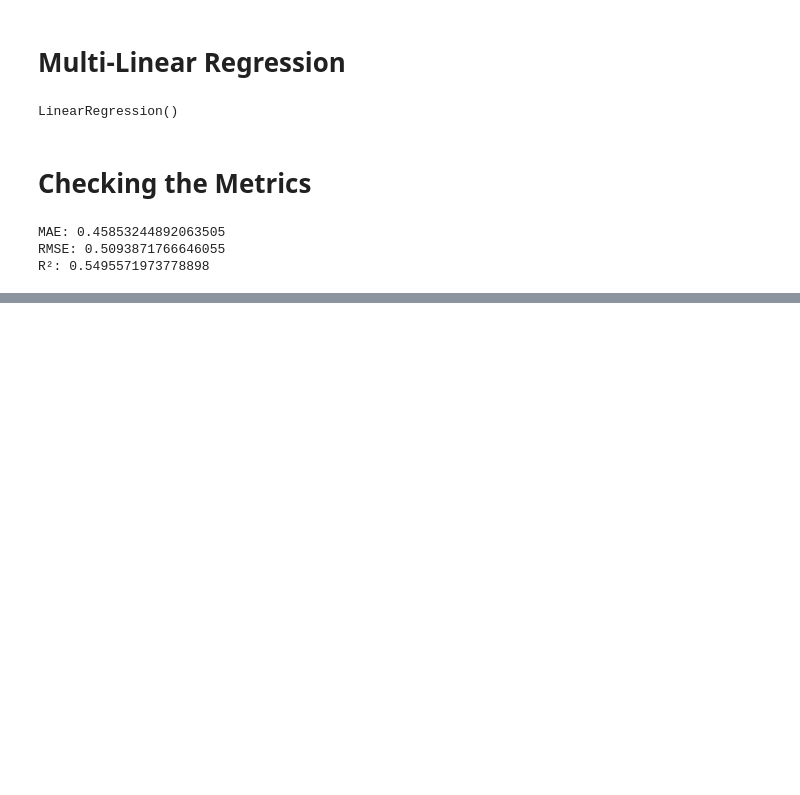
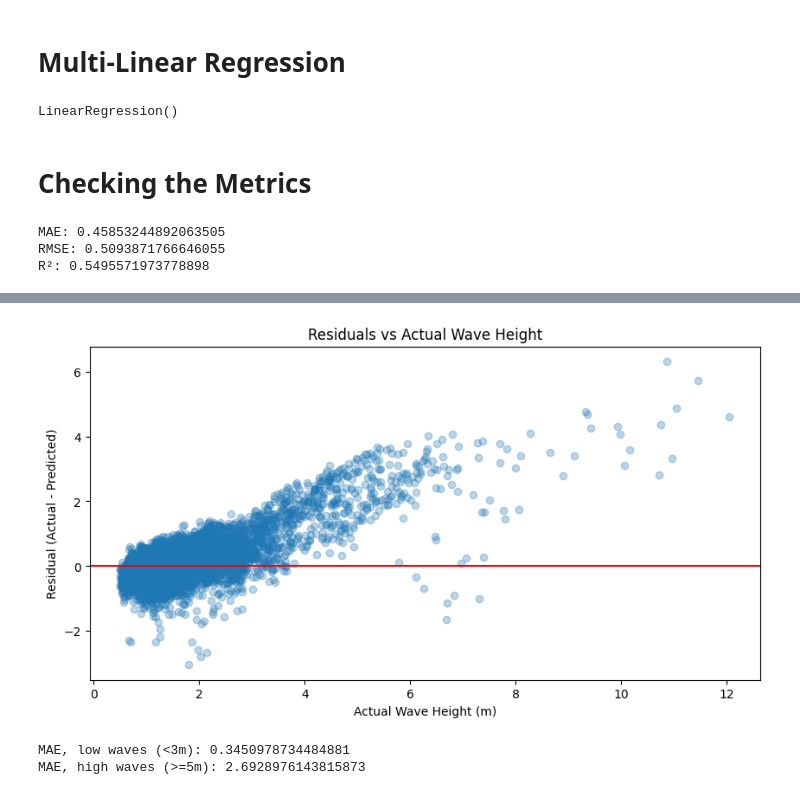
Before and after one commit to serene-b/wavecast, a Jupyter notebook: notebooks/03_regression_modeling.ipynb, the cells around one changed output, grey strips where cells are left out. Cells and saved outputs as stored; diff of their text form; code cells hidden in the pictures; blank space fills up the shorter version.

```diff
--- a/notebooks/03_regression_modeling.ipynb
+++ b/notebooks/03_regression_modeling.ipynb
@@ -64,0 +82,20 @@ R²: 0.5495571973778898
+# %%
+residuals = Y_test - Y_pred
+plt.figure(figsize=(10,5))
+plt.scatter(Y_test, residuals, alpha=0.3)
+plt.axhline(0, color='red')
+plt.xlabel('Actual Wave Height (m)')
+plt.ylabel('Residual (Actual - Predicted)')
+plt.title('Residuals vs Actual Wave Height')
+plt.show()
+# %% [output]
+[figure, added]
+# %%
+low_mask = Y_test < 3
+high_mask = Y_test >= 5
+
+print("MAE, low waves (<3m):", mean_absolute_error(Y_test[low_mask], Y_pred[low_mask]))
+print("MAE, high waves (>=5m):", mean_absolute_error(Y_test[high_mask], Y_pred[high_mask]))
+# %% [output]
+MAE, low waves (<3m): 0.3450978734484881
+MAE, high waves (>=5m): 2.6928976143815873
```
Also changed, not shown: parts of 7 cells of this notebook, 3 other files.
